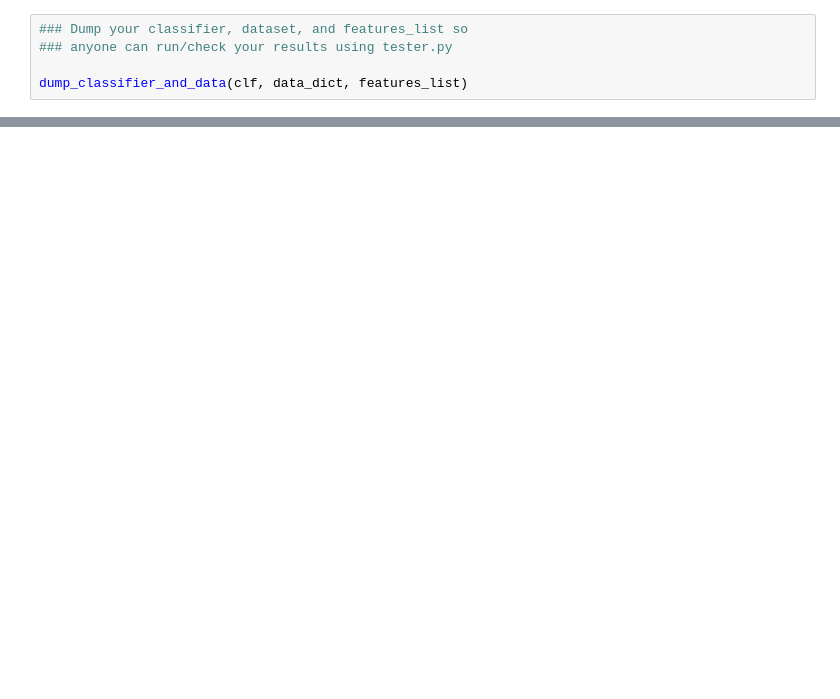
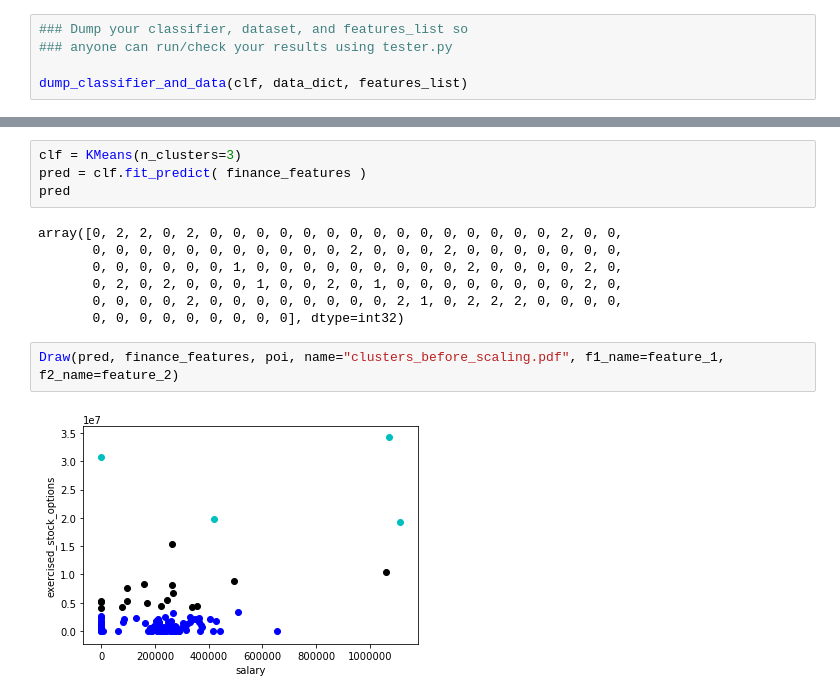
Before and after one commit to km4657/mlsetup, a Jupyter notebook: Hackathon Setup.ipynb, the cells around one changed output, grey strips where cells are left out. Drawn from its saved outputs; the diff is of its cells as text; blank space fills up the shorter version.

```diff
--- a/Hackathon Setup.ipynb
+++ b/Hackathon Setup.ipynb
@@ -310,0 +373,15 @@ dump_classifier_and_data(clf, data_dict, features_list)
+# %%
+clf = KMeans(n_clusters=3)
+pred = clf.fit_predict( finance_features )
+pred
+# %% [output]
+array([0, 2, 2, 0, 2, 0, 0, 0, 0, 0, 0, 0, 0, 0, 0, 0, 0, 0, 0, 0, 2, 0, 0,
+       0, 0, 0, 0, 0, 0, 0, 0, 0, 0, 0, 2, 0, 0, 0, 2, 0, 0, 0, 0, 0, 0, 0,
+       0, 0, 0, 0, 0, 0, 1, 0, 0, 0, 0, 0, 0, 0, 0, 0, 2, 0, 0, 0, 0, 2, 0,
+       0, 2, 0, 2, 0, 0, 0, 1, 0, 0, 2, 0, 1, 0, 0, 0, 0, 0, 0, 0, 0, 2, 0,
+       0, 0, 0, 0, 2, 0, 0, 0, 0, 0, 0, 0, 0, 2, 1, 0, 2, 2, 2, 0, 0, 0, 0,
+       0, 0, 0, 0, 0, 0, 0, 0, 0], dtype=int32)
+# %%
+Draw(pred, finance_features, poi, name="clusters_before_scaling.pdf", f1_name=feature_1, f2_name=feature_2)
+# %% [output]
+[figure, added]
```
Also changed, not shown: parts of 9 cells of this notebook.
